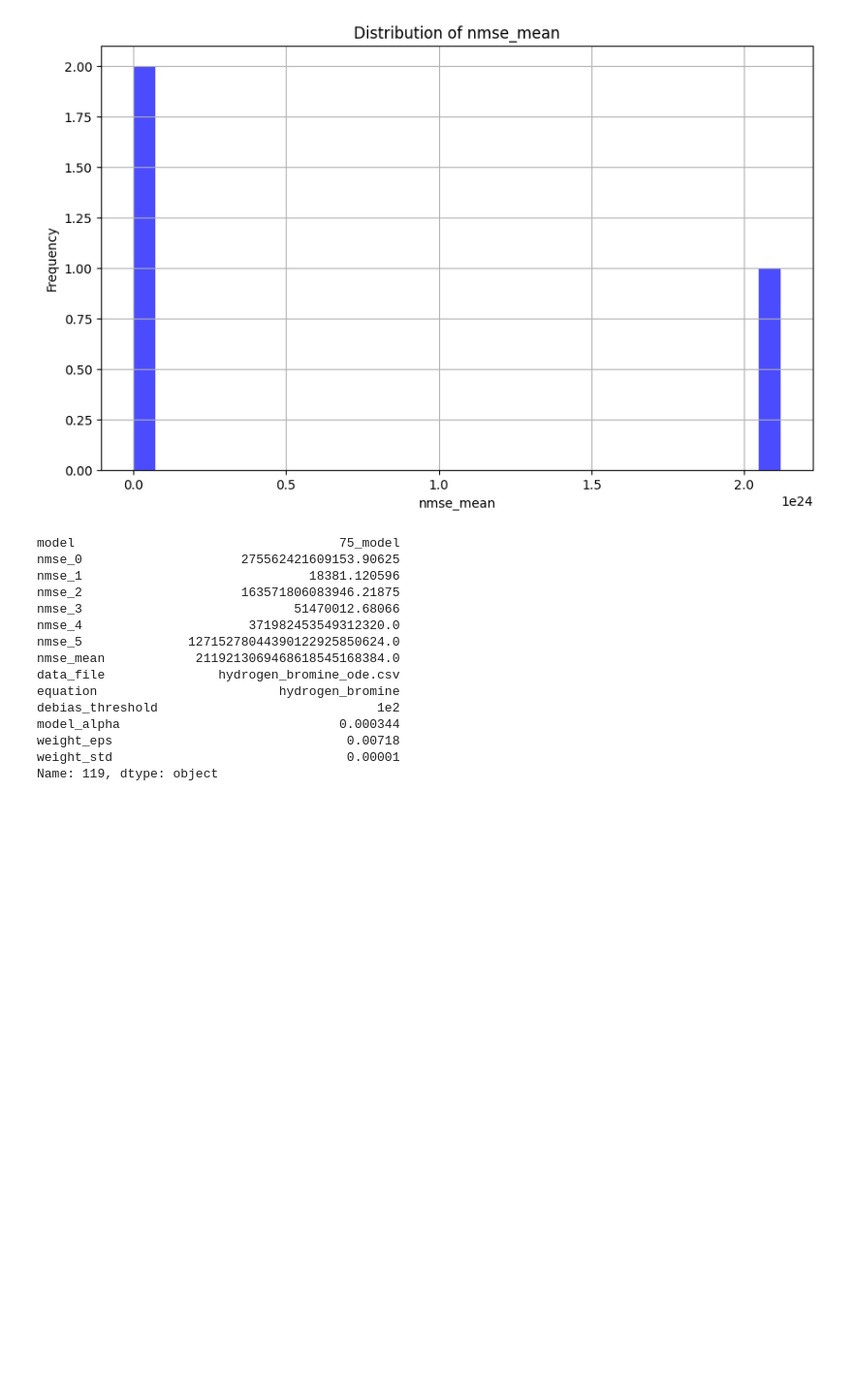
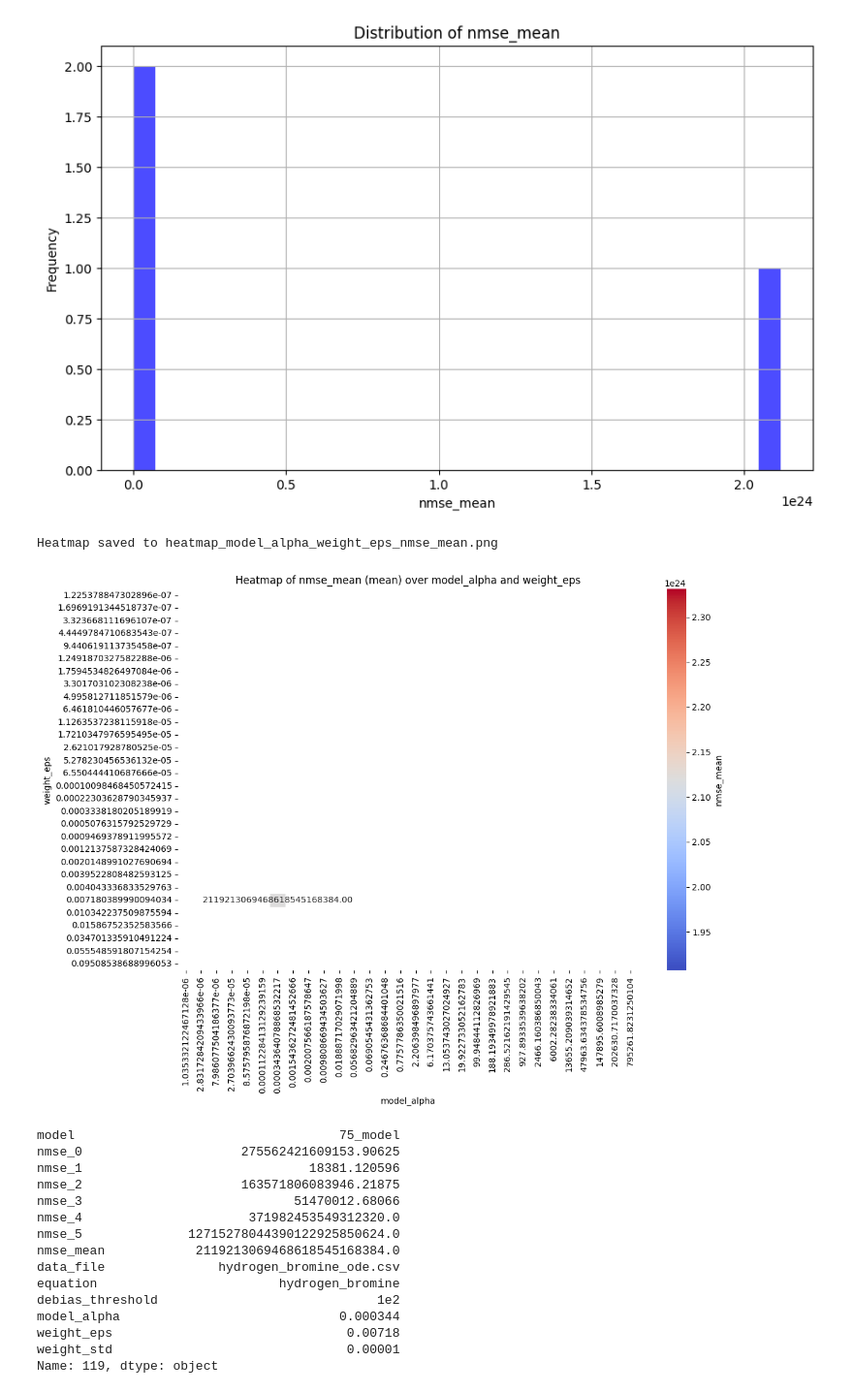
Before and after one commit to jerrydzhang/weight-perterbation, a Jupyter notebook: notebooks/result_hbr-debias.ipynb, the cells around one changed output. Shown at 97% size. Saved outputs shown, nothing was run; the diff lists cells and outputs as text; code cells hidden in the pictures; blank space fills up the shorter version.

```diff
--- a/notebooks/result_hbr-debias.ipynb
+++ b/notebooks/result_hbr-debias.ipynb
@@ -30,3 +33,14 @@ visualize.plot_metric_distribution('nmse_mean')
+# %%
+visualize.plot_parameter_heatmap(
+    param_x="model_alpha",
+    param_y="weight_eps",
+    metric="nmse_mean",
+    fixed_params={'weight_std': 1e-5},
+    save=True
+)
+# %% [output]
+Heatmap saved to heatmap_model_alpha_weight_eps_nmse_mean.png
+[figure, added]
 # %%
 visualize.get_best_model('nmse_mean', fixed_params={'weight_std': 1e-5})
 # %% [output]
```
Also changed, not shown: parts of 3 cells of this notebook, 19 other files.
